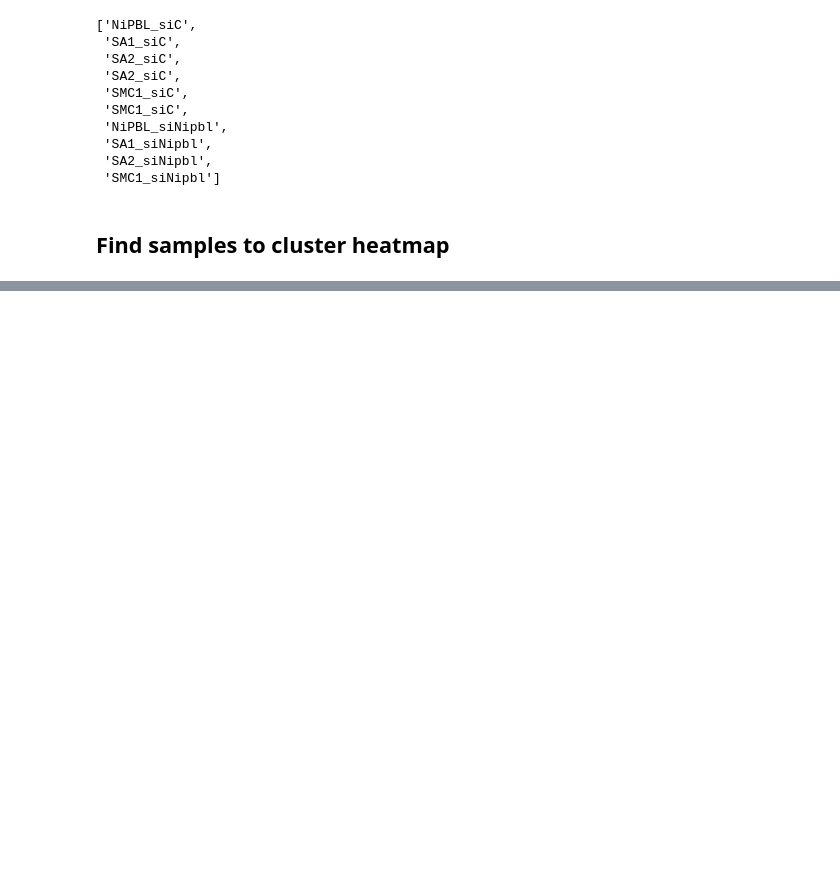
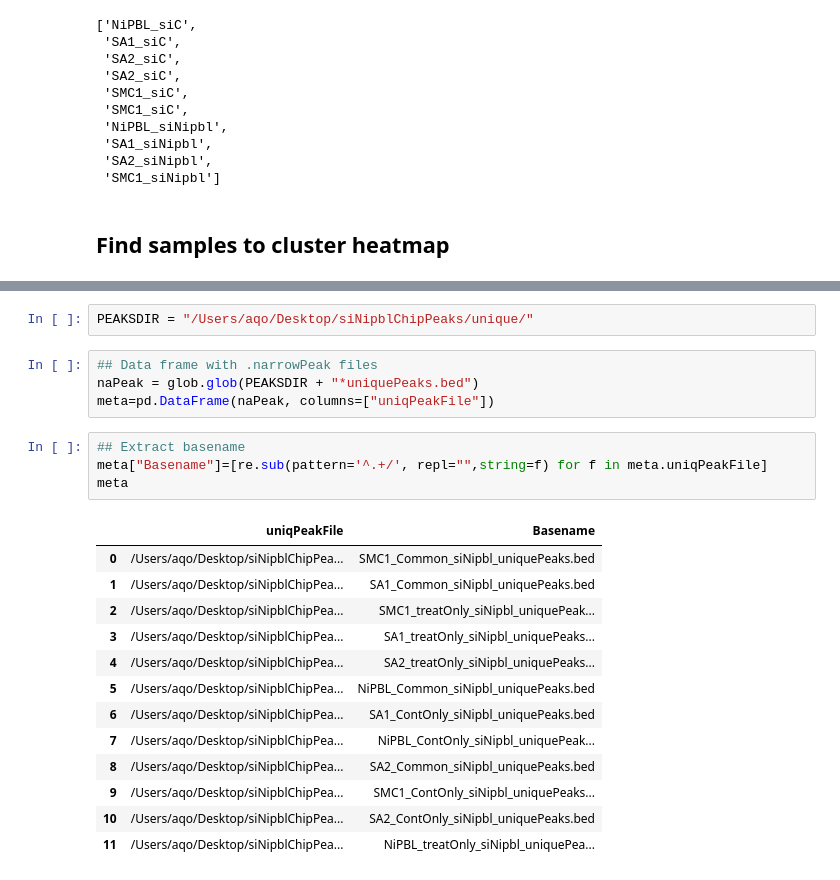
Before and after one commit to aqvd/snakemake_workflows, a Jupyter notebook: Chip-Seq/notebooks/metadata_creation.ipynb, the cells around one changed output, grey strips where cells are left out. Cells and saved outputs as stored; diff of their text form; blank space fills up the shorter version.

```diff
--- a/Chip-Seq/notebooks/metadata_creation.ipynb
+++ b/Chip-Seq/notebooks/metadata_creation.ipynb
@@ -238,0 +289,24 @@ ix=np.where(np.array(["SA2" in Samp for Samp in matrixFiles ]))[0].astype(str)
+# %%
+PEAKSDIR = "/Users/aqo/Desktop/siNipblChipPeaks/unique/"
+# %%
+## Data frame with .narrowPeak files
+naPeak = glob.glob(PEAKSDIR + "*uniquePeaks.bed")
+meta=pd.DataFrame(naPeak, columns=["uniqPeakFile"])
+# %%
+## Extract basename
+meta["Basename"]=[re.sub(pattern='^.+/', repl="",string=f) for f in meta.uniqPeakFile]
+meta
+# %% [output]
+|  | uniqPeakFile | Basename |
+| 0 | /Users/aqo/Desktop/siNipblChipPea... | SMC1_Common_siNipbl_uniquePeaks.bed |
+| 1 | /Users/aqo/Desktop/siNipblChipPea... | SA1_Common_siNipbl_uniquePeaks.bed |
+| 2 | /Users/aqo/Desktop/siNipblChipPea... | SMC1_treatOnly_siNipbl_uniquePeak... |
+| 3 | /Users/aqo/Desktop/siNipblChipPea... | SA1_treatOnly_siNipbl_uniquePeaks... |
+| 4 | /Users/aqo/Desktop/siNipblChipPea... | SA2_treatOnly_siNipbl_uniquePeaks... |
+| 5 | /Users/aqo/Desktop/siNipblChipPea... | NiPBL_Common_siNipbl_uniquePeaks.bed |
+| 6 | /Users/aqo/Desktop/siNipblChipPea... | SA1_ContOnly_siNipbl_uniquePeaks.bed |
+| 7 | /Users/aqo/Desktop/siNipblChipPea... | NiPBL_ContOnly_siNipbl_uniquePeak... |
+| 8 | /Users/aqo/Desktop/siNipblChipPea... | SA2_Common_siNipbl_uniquePeaks.bed |
+| 9 | /Users/aqo/Desktop/siNipblChipPea... | SMC1_ContOnly_siNipbl_uniquePeaks... |
+| 10 | /Users/aqo/Desktop/siNipblChipPea... | SA2_ContOnly_siNipbl_uniquePeaks.bed |
+| 11 | /Users/aqo/Desktop/siNipblChipPea... | NiPBL_treatOnly_siNipbl_uniquePea... |
```
Also changed, not shown: parts of 16 cells of this notebook, 1 other file.
